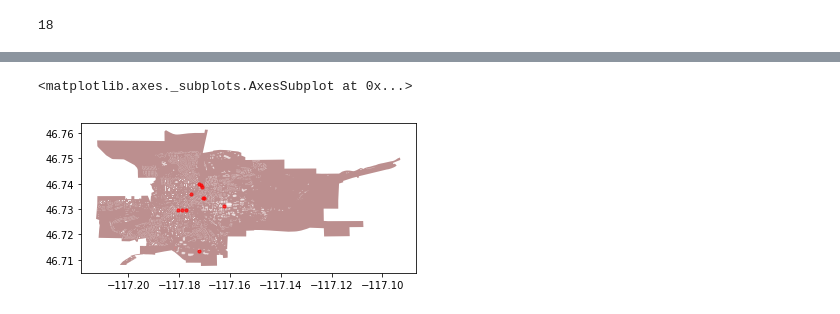
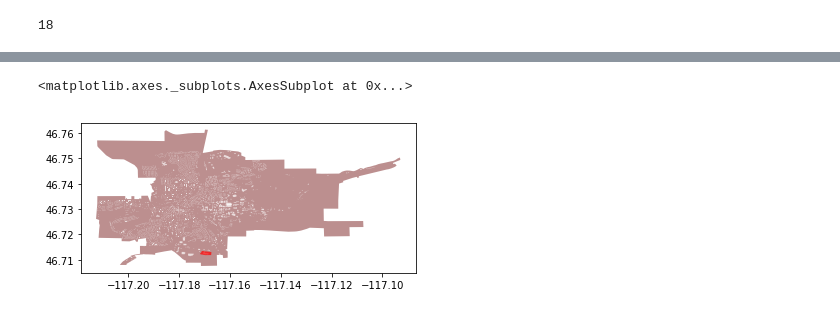
Before and after one commit to deepesh-gupta96/Geo-Realistic-Synthetic-Distribution-Network, a Jupyter notebook: Project.ipynb, the cells around one changed output, grey strips where cells are left out. Saved outputs shown, nothing was run; the diff lists cells and outputs as text; code cells hidden in the pictures.

```diff
--- a/Project.ipynb
+++ b/Project.ipynb
@@ -280,16 +328,12 @@ len(school)
 # %%
 # Plot the footprint
 ax = city.plot(facecolor='#BC8F8F')
-
-# Plot street edges
-#edges.plot(ax=ax, linewidth=1, edgecolor='#BC8F8F')
 
 # Plot buildings
 build.plot(ax=ax, facecolor='white', alpha=0.7)
 
 # Plot restaurants
-ff.plot(ax=ax, color='red', alpha=0.7, markersize=10)
-#cm.tight_layout()
+hos.plot(ax=ax, color='red', alpha=0.7, markersize=10)
 # %% [output]
 <matplotlib.axes._subplots.AxesSubplot at 0x...>
-[figure, old version]
+[figure, new version]
```
Also changed, not shown: parts of 10 cells of this notebook.
